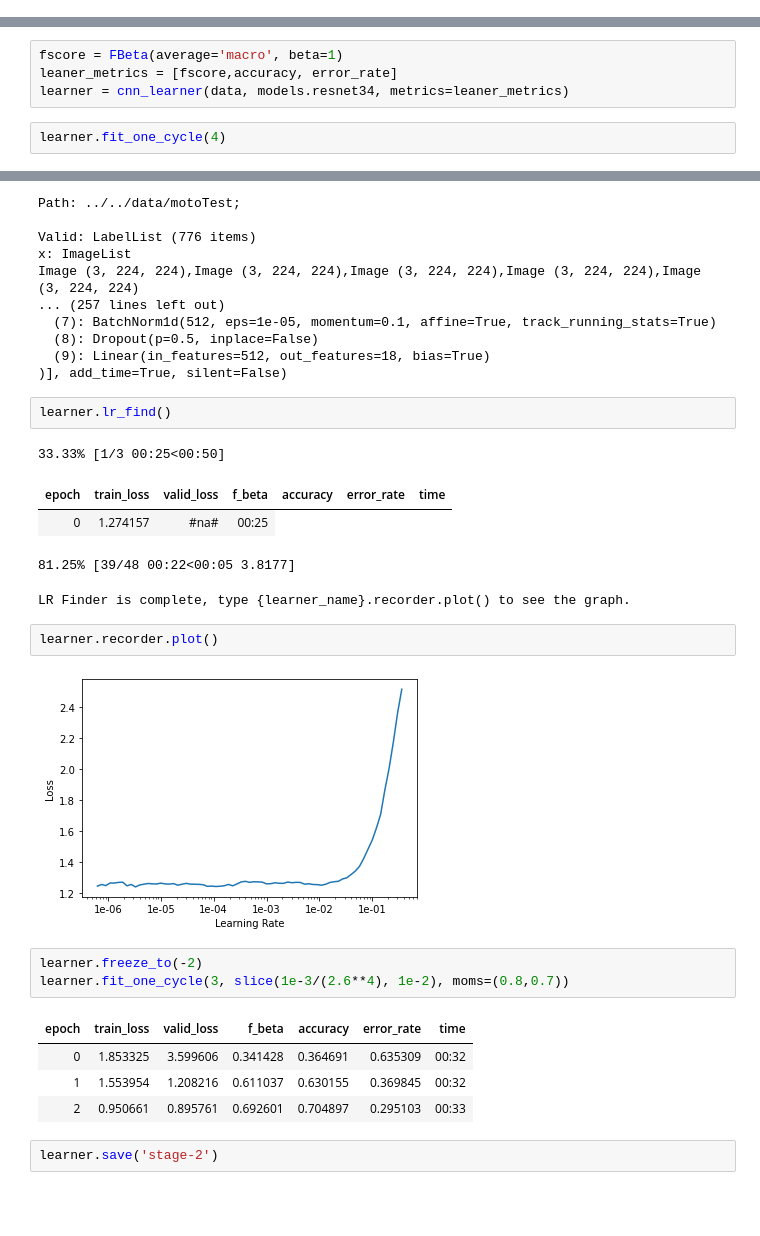
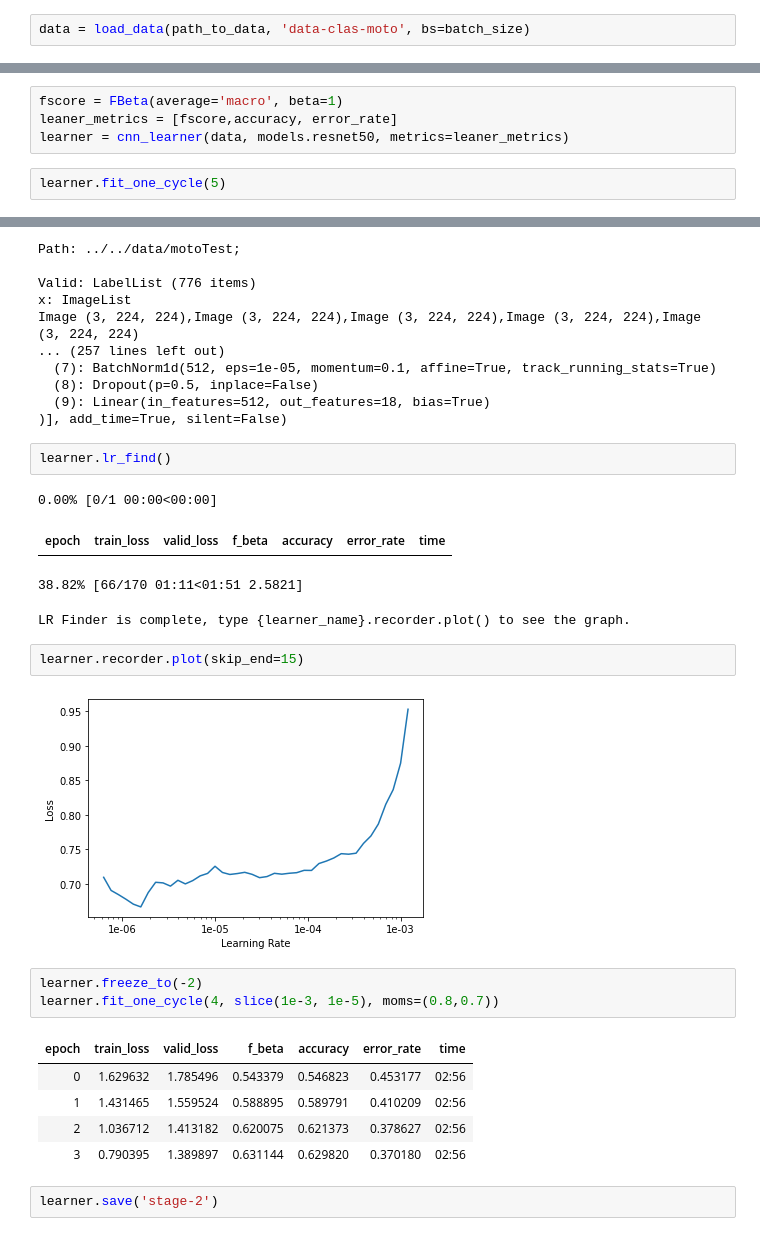
Before and after one commit to jacekfilipczuk/fastai_course-v3, a Jupyter notebook: nbs/My_version_dl1/lesson1-image-classification.ipynb, the cells around one changed output, grey strips where cells are left out. Cells and saved outputs as stored; diff of their text form; blank space fills up the shorter version.

```diff
--- a/nbs/My_version_dl1/lesson1-image-classification.ipynb
+++ b/nbs/My_version_dl1/lesson1-image-classification.ipynb
@@ -98,6 +94,8 @@ data = ImageDataBunch.from_name_func(path_to_data,selected_file_names,label_func
                                   ).normalize(imagenet_stats)
 # %%
 data.save('data-clas-moto')
+# %%
+data = load_data(path_to_data, 'data-clas-moto', bs=batch_size)
 # %%
 data.show_batch(rows=3, figsize=(7,6))
 # %% [output]
@@ -113,8 +111,8 @@ print(len(data.classes))
 # %%
 fscore = FBeta(average='macro', beta=1)
 leaner_metrics = [fscore,accuracy, error_rate]
-learner = cnn_learner(data, models.resnet34, metrics=leaner_metrics)
+learner = cnn_learner(data, models.resnet50, metrics=leaner_metrics)
 # %%
-learner.fit_one_cycle(4)
+learner.fit_one_cycle(5)
 # %% [output]
 | epoch | train_loss | valid_loss | f_beta | accuracy | error_rate | time |
@@ -147,23 +146,23 @@ Image (3, 224, 224),Image (3, 224, 224),Image (3, 224, 224),Image (3, 224, 224),
 # %%
 learner.lr_find()
 # %% [output]
-33.33% [1/3 00:25<00:50]
+0.00% [0/1 00:00<00:00]
 | epoch | train_loss | valid_loss | f_beta | accuracy | error_rate | time |
-| 0 | 1.274157 | #na# | 00:25 |
-81.25% [39/48 00:22<00:05 3.8177]
+38.82% [66/170 01:11<01:51 2.5821]
 LR Finder is complete, type {learner_name}.recorder.plot() to see the graph.
 # %%
-learner.recorder.plot()
+learner.recorder.plot(skip_end=15)
 # %% [output]
-[figure, old version]
+[figure, new version]
 # %%
 learner.freeze_to(-2)
-learner.fit_one_cycle(3, slice(1e-3/(2.6**4), 1e-2), moms=(0.8,0.7))
+learner.fit_one_cycle(4, slice(1e-3, 1e-5), moms=(0.8,0.7))
 # %% [output]
 | epoch | train_loss | valid_loss | f_beta | accuracy | error_rate | time |
-| 0 | 1.853325 | 3.599606 | 0.341428 | 0.364691 | 0.635309 | 00:32 |
-| 1 | 1.553954 | 1.208216 | 0.611037 | 0.630155 | 0.369845 | 00:32 |
-| 2 | 0.950661 | 0.895761 | 0.692601 | 0.704897 | 0.295103 | 00:33 |
+| 0 | 1.629632 | 1.785496 | 0.543379 | 0.546823 | 0.453177 | 02:56 |
+| 1 | 1.431465 | 1.559524 | 0.588895 | 0.589791 | 0.410209 | 02:56 |
+| 2 | 1.036712 | 1.413182 | 0.620075 | 0.621373 | 0.378627 | 02:56 |
+| 3 | 0.790395 | 1.389897 | 0.631144 | 0.629820 | 0.370180 | 02:56 |
 # %%
 learner.save('stage-2')
 # %%
```
Also changed, not shown: parts of 20 cells of this notebook.
